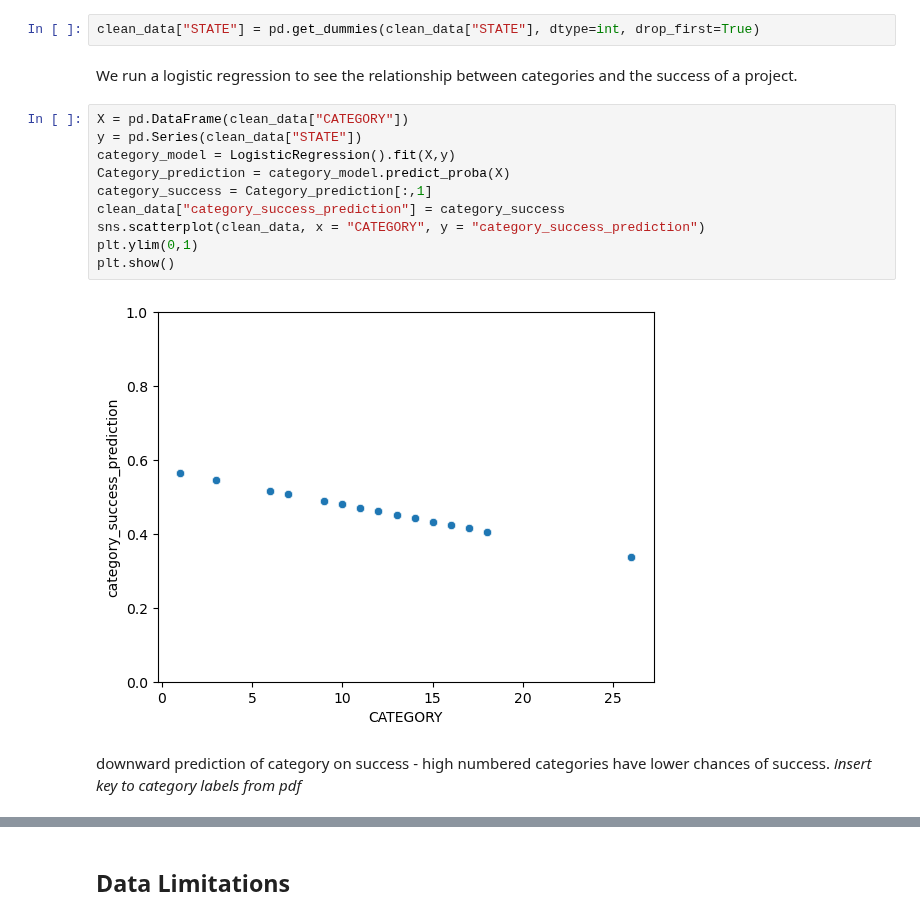
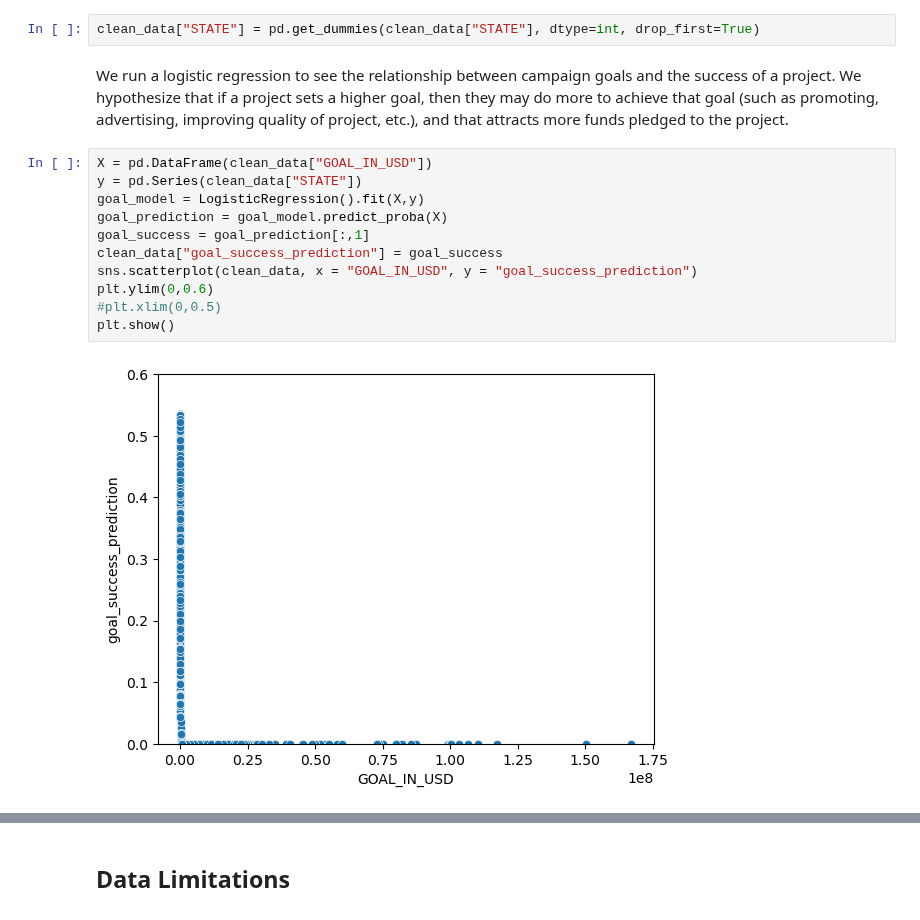
Before and after one commit to catherine-fang-git/kickstarter_project_success_info2950, a Jupyter notebook: INFO2950_Phase2.ipynb, the cells around one changed output, grey strips where cells are left out. Cells and saved outputs as stored; diff of their text form.

Commit message:
updated regression section
added to the descriptions to describe what we're doing with the graphs

```diff
--- a/INFO2950_Phase2.ipynb
+++ b/INFO2950_Phase2.ipynb
@@ -325,19 +314,18 @@ We then made the categorical variable, STATE, into a binary variable so we can r
 We plan to make another column that indicates the rate of success or failure that may be predicted by a specific variable, using a GROUP BY statement.
 # %%
 clean_data["STATE"] = pd.get_dummies(clean_data["STATE"], dtype=int, drop_first=True)
-# %% [markdown]
-We run a logistic regression to see the relationship between categories and the success of a project.
+# %% [markdown]
+We run a logistic regression to see the relationship between campaign goals and the success of a project. We hypothesize that if a project sets a higher goal, then they may do more to achieve that goal (such as promoting, advertising, improving quality of project, etc.), and that attracts more funds pledged to the project.
 # %%
-X = pd.DataFrame(clean_data["CATEGORY"])
+X = pd.DataFrame(clean_data["GOAL_IN_USD"])
 y = pd.Series(clean_data["STATE"])
-category_model = LogisticRegression().fit(X,y)
-Category_prediction = category_model.predict_proba(X)
-category_success = Category_prediction[:,1]
-clean_data["category_success_prediction"] = category_success
-sns.scatterplot(clean_data, x = "CATEGORY", y = "category_success_prediction")
-plt.ylim(0,1)
+goal_model = LogisticRegression().fit(X,y)
+goal_prediction = goal_model.predict_proba(X)
+goal_success = goal_prediction[:,1]
+clean_data["goal_success_prediction"] = goal_success
+sns.scatterplot(clean_data, x = "GOAL_IN_USD", y = "goal_success_prediction")
+plt.ylim(0,0.6)
+#plt.xlim(0,0.5)
 plt.show()
 # %% [output]
-[figure, old version]
+[figure, new version]
-# %% [markdown]
-downward prediction of category on success - high numbered categories have lower chances of success. *insert key to category labels from pdf*
```
Also changed, not shown: parts of 18 cells of this notebook.
